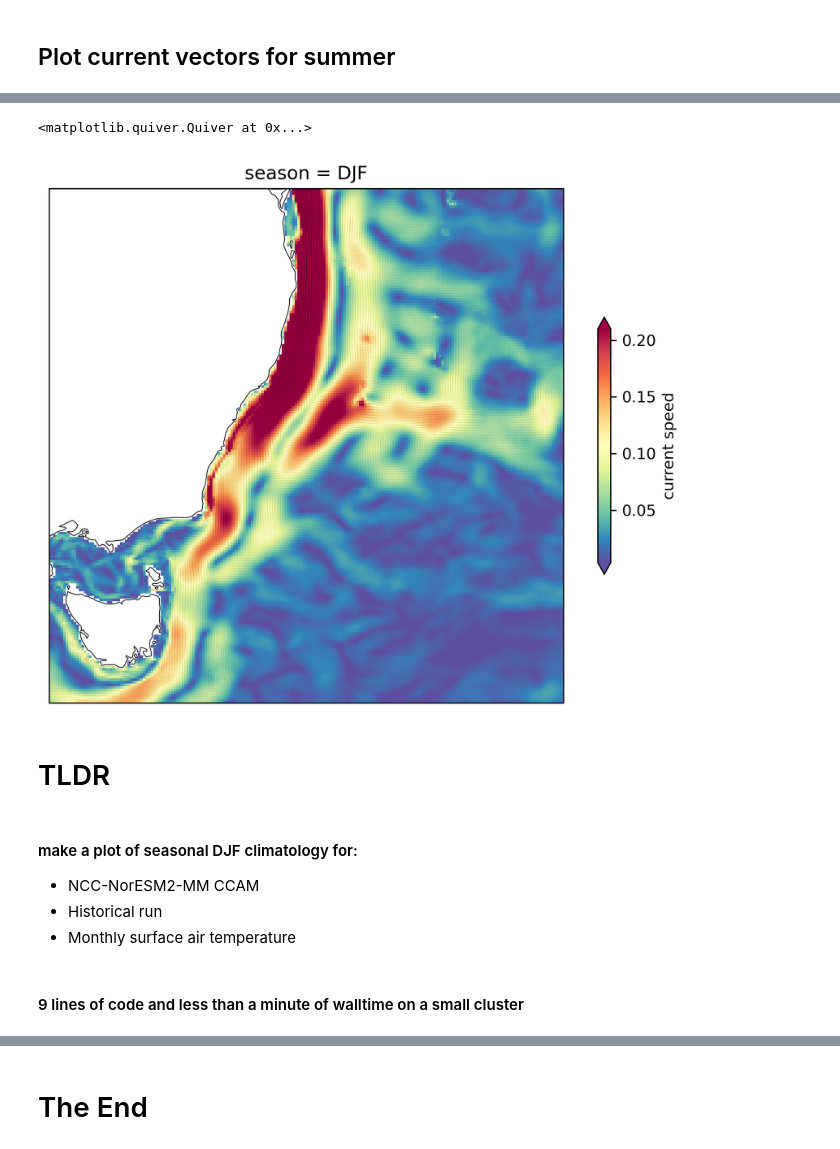
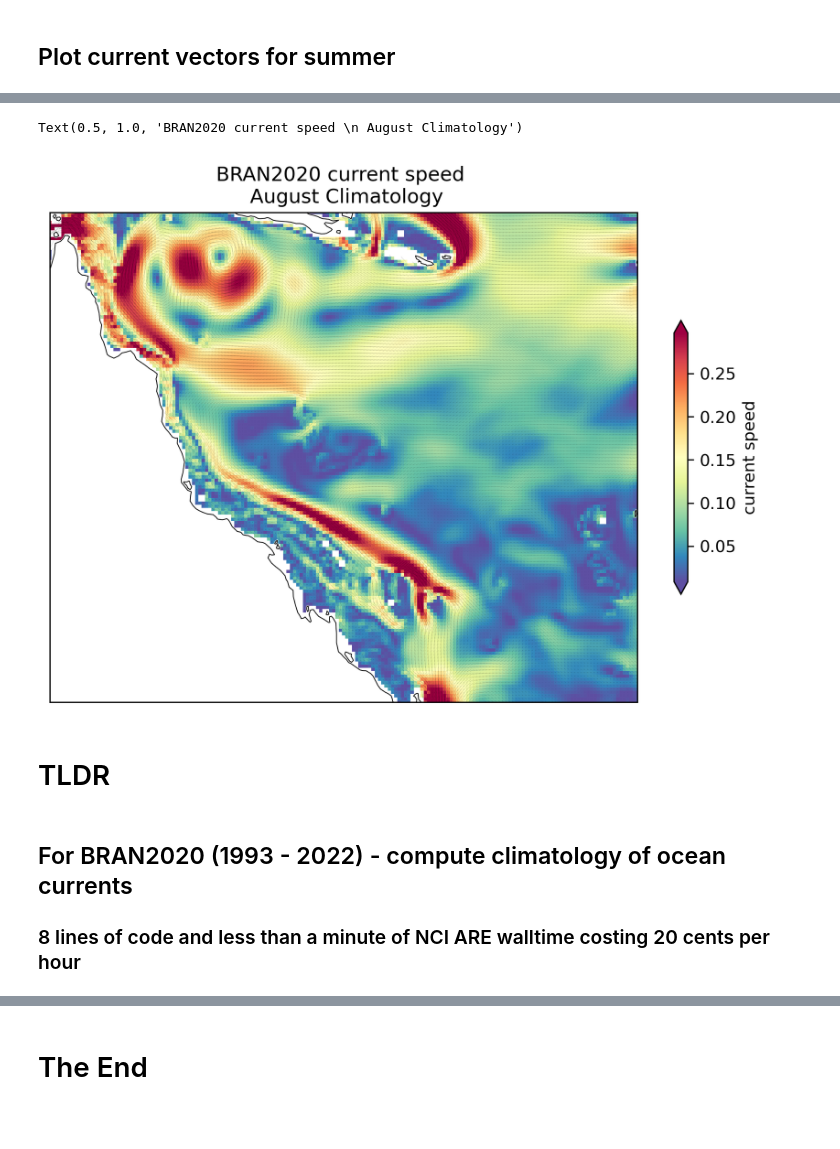
Before and after one commit to Thomas-Moore-Creative/BRAN2020-intake-catalog, a Jupyter notebook: notebooks/BRAN2020-catalog-demo.ipynb, the cells around one changed output, grey strips where cells are left out. Cells and saved outputs as stored; diff of their text form; code cells hidden in the pictures; blank space fills up the shorter version.

```diff
--- a/notebooks/BRAN2020-catalog-demo.ipynb
+++ b/notebooks/BRAN2020-catalog-demo.ipynb
@@ -335,3 +266,0 @@ Attributes: (0)
-# %%
-%%time
-DS_slice = DS_slice.compute()
@@ -343,4 +271,4 @@ Wall time: 3min 34s
 # %%
 %%time
-clim_uv = DS_slice.groupby('Time.season').mean('Time')
+clim_uv = DS_slice.groupby('Time.month').mean(method="cohorts", engine="flox")
 # %% [output]
@@ -360,0 +316,3 @@ Data variables:
+# %%
+%%time
+clim_uv = clim_uv.compute()
@@ -376,8 +336,8 @@ from cartopy.mpl.gridliner import LONGITUDE_FORMATTER, LATITUDE_FORMATTER
 # %%
 %%time
 # Define the u and v components of the currents
-season_choice = 'DJF'
-u = clim_uv.u.sel(season=season_choice)
-v = clim_uv.v.sel(season=season_choice)
+time_choice = 8
+u = clim_uv.u.sel(month=time_choice)
+v = clim_uv.v.sel(month=time_choice)
 speed = np.sqrt(u**2 + v**2)
 # %% [output]
@@ -386,35 +346,31 @@ Wall time: 68.7 ms
 # %%
 #plot model data
-time_chosen = season_choice
 transform = ccrs.PlateCarree()
 cmap = 'Spectral_r'
 cbar_label='current speed'
 plot_data = speed
 
 ###
 fig = plt.figure(num=None, figsize=(8, 6), dpi=300, facecolor='w', edgecolor='k')
 ax = plt.subplot(projection=ccrs.PlateCarree(180))
-ax.set_extent([144,164, -45, -25], ccrs.PlateCarree())
+ax.set_extent([142,160, -25, -10], ccrs.PlateCarree())
 ax.add_feature(cfeature.NaturalEarthFeature('physical', 'land', '50m', edgecolor='face', facecolor='white'))
 ax.coastlines('50m',linewidth=0.5,edgecolor='grey')
 plot_data.plot(transform=transform,cmap=cmap,cbar_kwargs={'label': cbar_label,'shrink':0.5},robust=True)
 
 #plot u/v vectors
 # Define the x and y coordinates
 x = clim_uv.xu_ocean
 y = clim_uv.yu_ocean
 ax.quiver(x.values,y.values,u.values,v.values,transform=transform, units='x', width=0.01, scale=0.7, headwidth=2,alpha=0.2)
+ax.set_title('BRAN2020 current speed \n August Climatology')
 # %% [output]
-<matplotlib.quiver.Quiver at 0x...>
+Text(0.5, 1.0, 'BRAN2020 current speed \n August Climatology')
-[figure, old version]
+[figure, new version]
 # %% [markdown]
 # TLDR
 # %% [markdown]
-#### make a plot of seasonal DJF climatology for:
-- NCC-NorESM2-MM CCAM
-- Historical run
-- Monthly surface air temperature
+## For BRAN2020 (1993 - 2022) - compute climatology of ocean currents
+### 8 lines of code and less than a minute of NCI ARE walltime costing 20 cents per hour
-# %% [markdown]
-#### 9 lines of code and less than a minute of walltime on a small cluster
 # %%
 %%time
```
Also changed, not shown: parts of 26 cells of this notebook.
